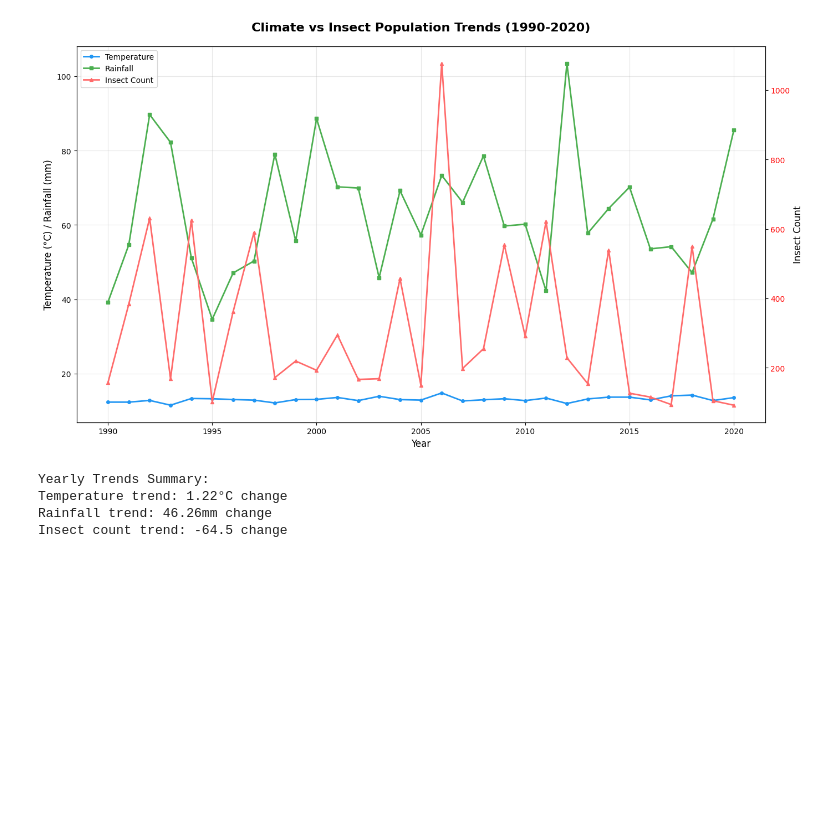
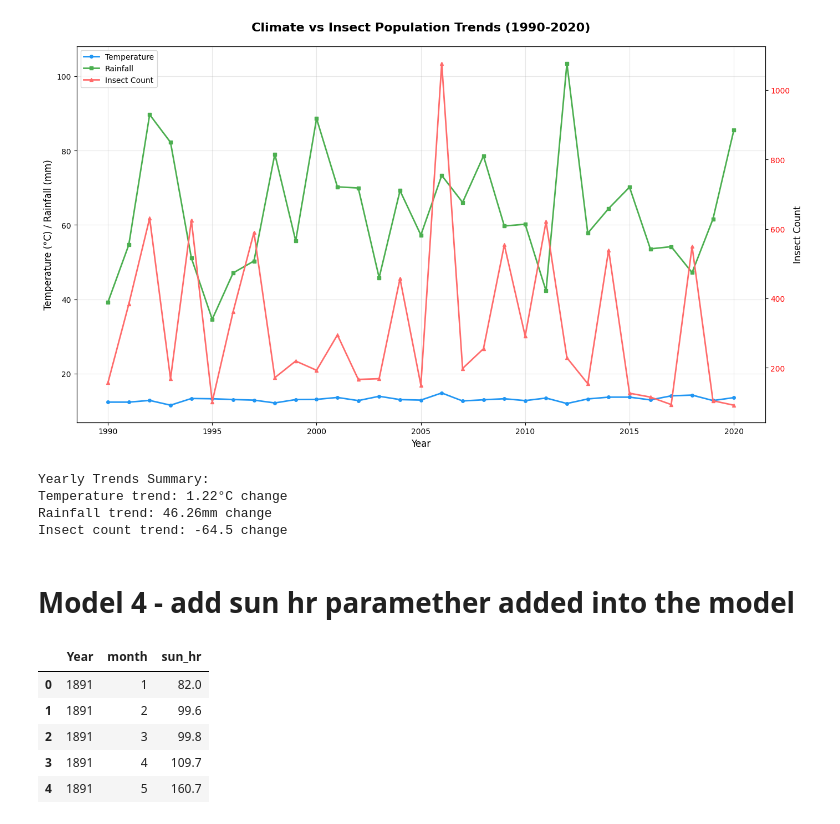
Before and after one commit to swimmingkirby/TeamOthers, a Jupyter notebook: ai/regression_final.ipynb, the cells around one changed output. Cells and saved outputs as stored; diff of their text form; code cells hidden in the pictures; blank space fills up the shorter version.

```diff
--- a/ai/regression_final.ipynb
+++ b/ai/regression_final.ipynb
@@ -928,3 +802,5 @@ Yearly Trends Summary:
 Temperature trend: 1.22°C change
 Rainfall trend: 46.26mm change
 Insect count trend: -64.5 change
+# %% [markdown]
+# Model 4 - add sun hr paramether added into the model
@@ -930,0 +809,9 @@ Insect count trend: -64.5 change
+# %%
+sun_df.head()
+# %% [output]
+|  | Year | month | sun_hr |
+| 0 | 1891 | 1 | 82.0 |
+| 1 | 1891 | 2 | 99.6 |
+| 2 | 1891 | 3 | 99.8 |
+| 3 | 1891 | 4 | 109.7 |
+| 4 | 1891 | 5 | 160.7 |
```
Also changed, not shown: parts of 11 cells of this notebook, 8 other files.
